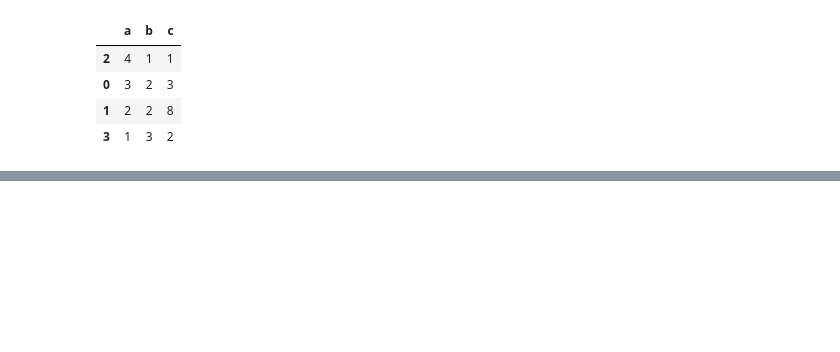
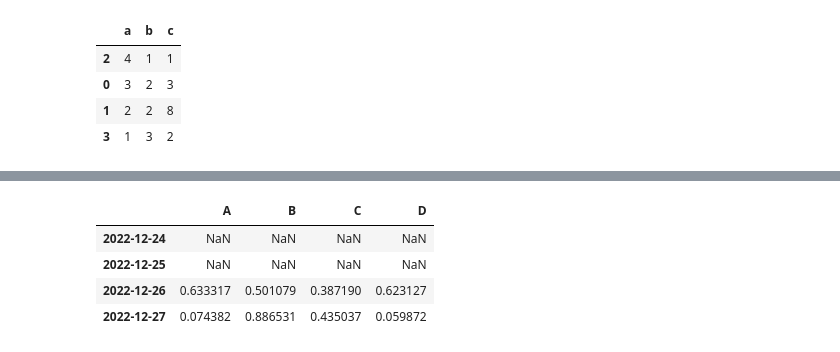
Before and after one commit to qty9866/Python-Data-analysis-learning, a Jupyter notebook: pandas.ipynb, the cells around one changed output, grey strips where cells are left out. Saved outputs shown, nothing was run; the diff lists cells and outputs as text; code cells hidden in the pictures; blank space fills up the shorter version.

```diff
--- a/pandas.ipynb
+++ b/pandas.ipynb
@@ -997,0 +1947,9 @@ df.sort_index(axis=1)
+# %%
+# 正数，数值后移(滞后),模式为行
+df.shift(periods=2)
+# %% [output]
+|  | A | B | C | D |
+| 2022-12-24 | NaN | NaN | NaN | NaN |
+| 2022-12-25 | NaN | NaN | NaN | NaN |
+| 2022-12-26 | 0.633317 | 0.501079 | 0.387190 | 0.623127 |
+| 2022-12-27 | 0.074382 | 0.886531 | 0.435037 | 0.059872 |
```
Also changed, not shown: parts of 140 cells of this notebook, 3 other files.
